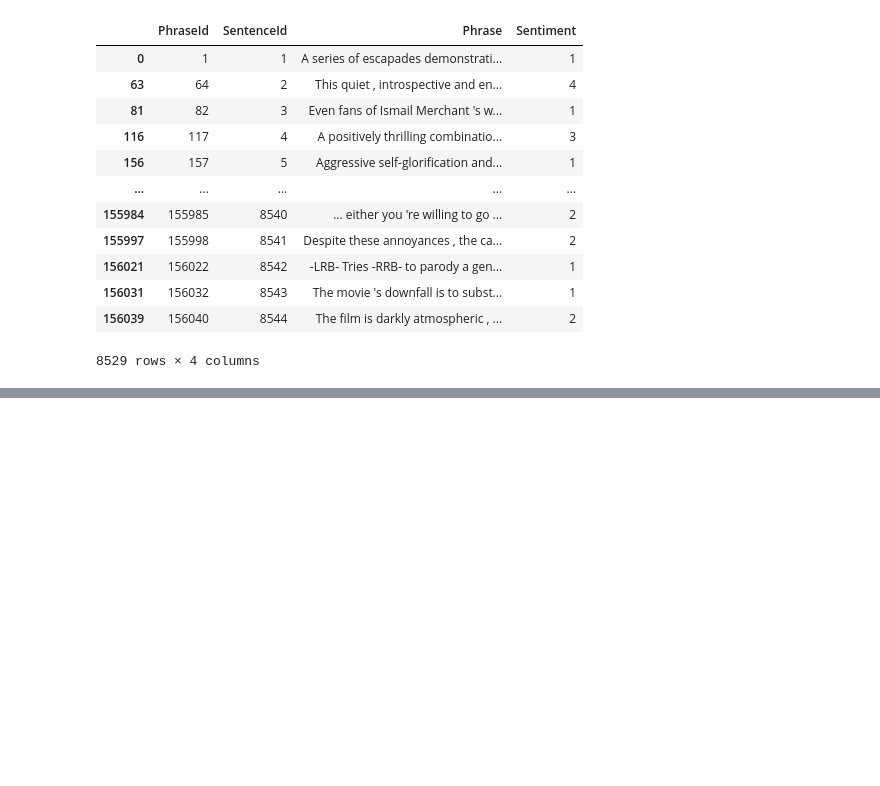
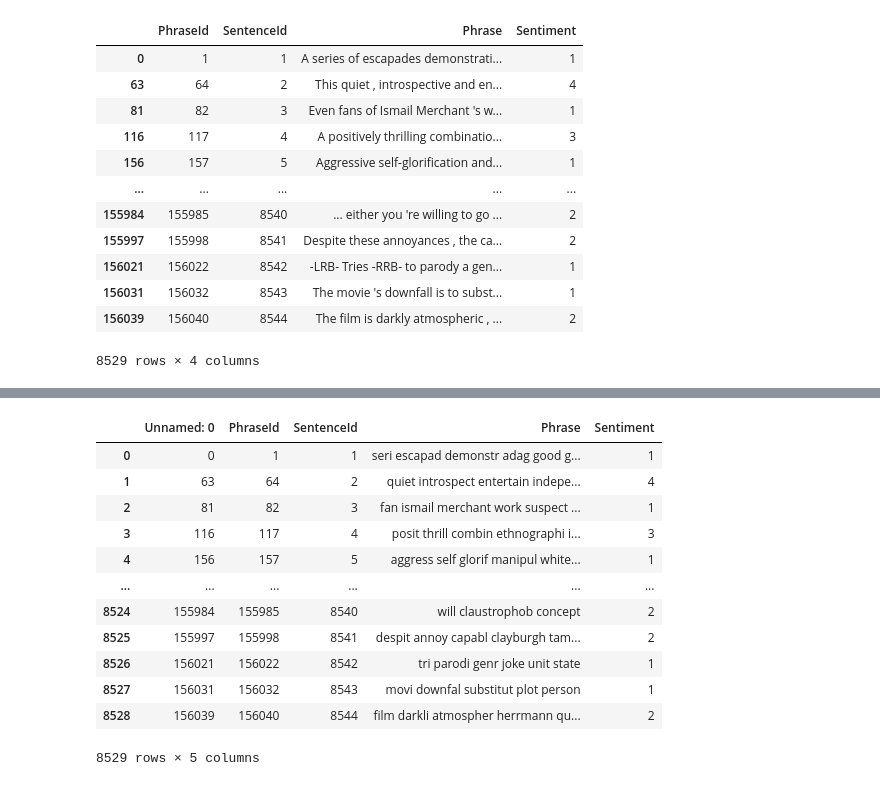
Before and after one commit to GuilhermeFCO/Sia2022, a Jupyter notebook: SIA_2022.ipynb, the cells around one changed output, grey strips where cells are left out. Drawn from its saved outputs; the diff is of its cells as text; code cells hidden in the pictures; blank space fills up the shorter version.

Commit message:
precessed data

```diff
--- a/SIA_2022.ipynb
+++ b/SIA_2022.ipynb
@@ -182,0 +173,19 @@ train
+# %%
+trainProcessed.to_csv("./processedData/trainProcessed.csv", index=False)
+trainProcessed = pd.read_csv("./processedData/trainProcessed.csv", )
+# %%
+trainProcessed
+# %% [output]
+|  | Unnamed: 0 | PhraseId | SentenceId | Phrase | Sentiment |
+| 0 | 0 | 1 | 1 | seri escapad demonstr adag good g... | 1 |
+| 1 | 63 | 64 | 2 | quiet introspect entertain indepe... | 4 |
+| 2 | 81 | 82 | 3 | fan ismail merchant work suspect ... | 1 |
+| 3 | 116 | 117 | 4 | posit thrill combin ethnographi i... | 3 |
+| 4 | 156 | 157 | 5 | aggress self glorif manipul white... | 1 |
+| ... | ... | ... | ... | ... | ... |
+| 8524 | 155984 | 155985 | 8540 | will claustrophob concept | 2 |
+| 8525 | 155997 | 155998 | 8541 | despit annoy capabl clayburgh tam... | 2 |
+| 8526 | 156021 | 156022 | 8542 | tri parodi genr joke unit state | 1 |
+| 8527 | 156031 | 156032 | 8543 | movi downfal substitut plot person | 1 |
+| 8528 | 156039 | 156040 | 8544 | film darkli atmospher herrmann qu... | 2 |
+8529 rows × 5 columns
```
Also changed, not shown: parts of 5 cells of this notebook, 2 other files.
